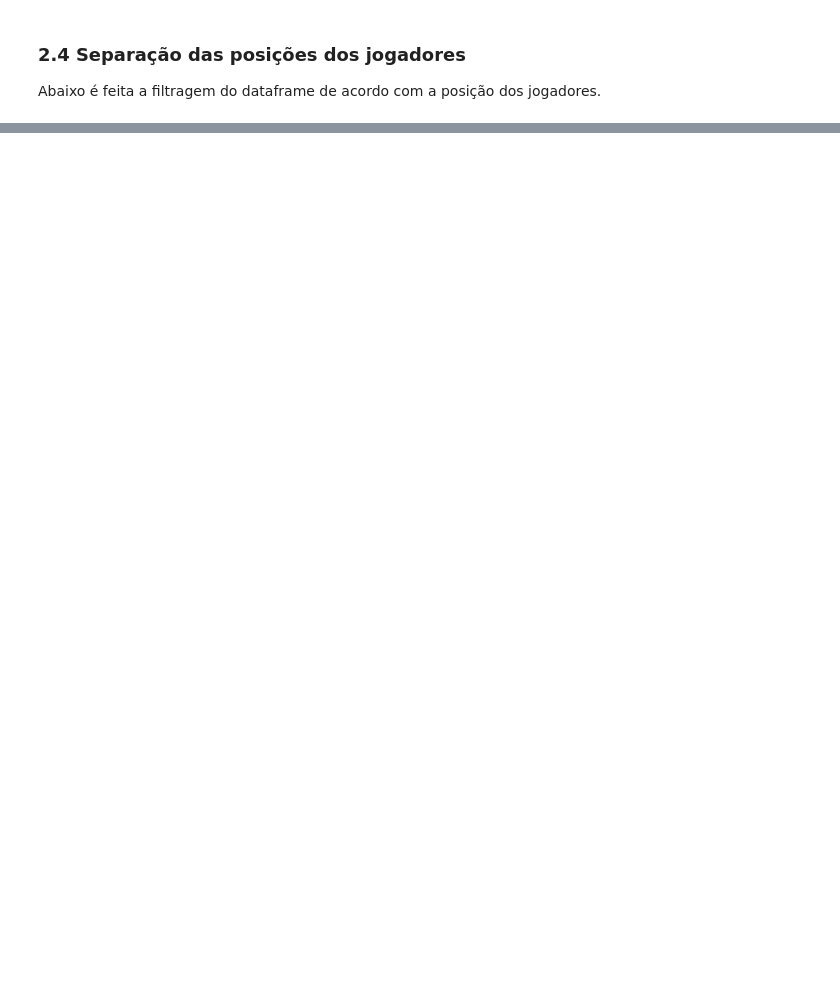
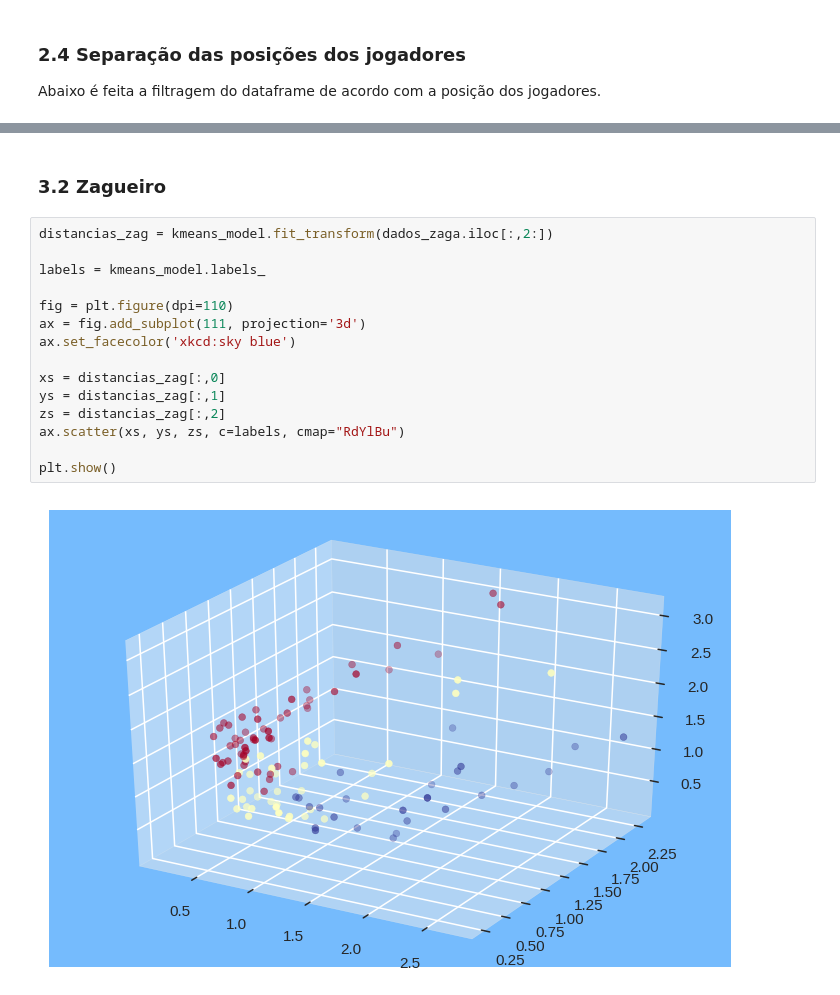
Before and after one commit to AndressaStefany/ClusteringAndCaRtola, a Jupyter notebook: Clustering.ipynb, the cells around one changed output, grey strips where cells are left out. Saved outputs shown, nothing was run; the diff lists cells and outputs as text; blank space fills up the shorter version.

```diff
--- a/Clustering.ipynb
+++ b/Clustering.ipynb
@@ -160,0 +182,19 @@ dados_gol = dados[dados['Posicao']=='gol']
+# %% [markdown]
+### 3.2 Zagueiro
+# %%
+distancias_zag = kmeans_model.fit_transform(dados_zaga.iloc[:,2:])
+
+labels = kmeans_model.labels_
+
+fig = plt.figure(dpi=110)
+ax = fig.add_subplot(111, projection='3d')
+ax.set_facecolor('xkcd:sky blue')
+
+xs = distancias_zag[:,0]
+ys = distancias_zag[:,1]
+zs = distancias_zag[:,2]
+ax.scatter(xs, ys, zs, c=labels, cmap="RdYlBu")
+
+plt.show()
+# %% [output]
+[figure, added]
```
Also changed, not shown: parts of 19 cells of this notebook.
